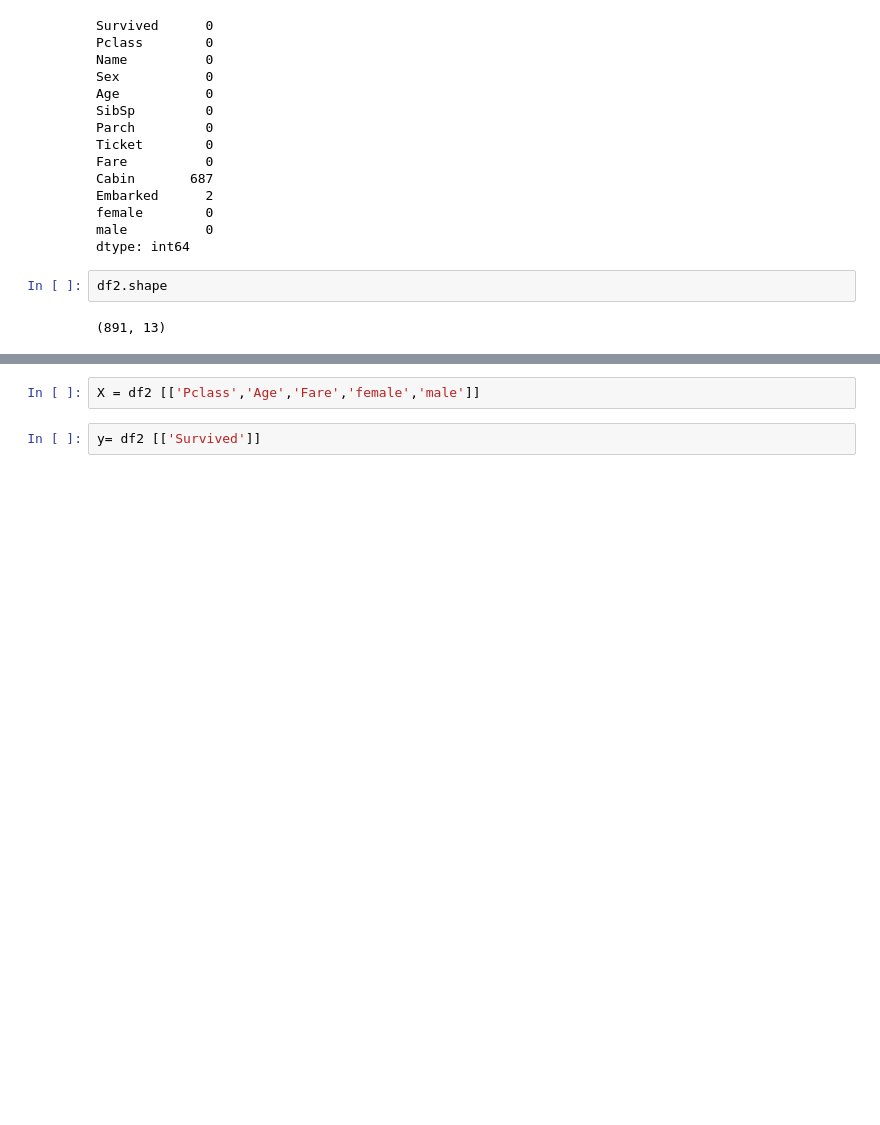
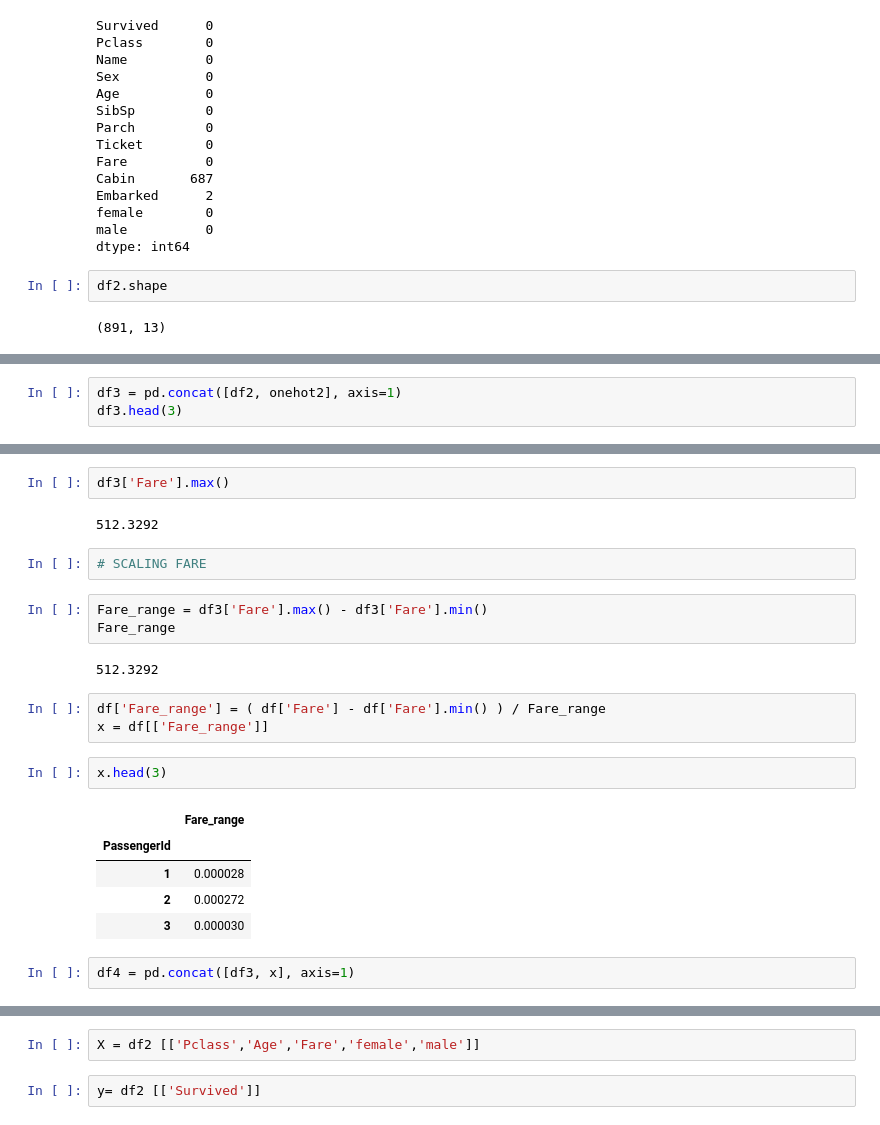
Before and after one commit to Basmatz/Spiced-bootcamp, a Jupyter notebook: Week2/Model..ipynb, the cells around one changed output, grey strips where cells are left out. Cells and saved outputs as stored; diff of their text form; blank space fills up the shorter version.

```diff
--- a/Week2/Model..ipynb
+++ b/Week2/Model..ipynb
@@ -94,0 +126,3 @@ df2.shape
+# %%
+df3 = pd.concat([df2, onehot2], axis=1)
+df3.head(3)
@@ -94,0 +135,24 @@ df2.shape
+# %%
+df3['Fare'].max()
+# %% [output]
+512.3292
+# %%
+# SCALING FARE
+# %%
+Fare_range = df3['Fare'].max() - df3['Fare'].min()
+Fare_range
+# %% [output]
+512.3292
+# %%
+df['Fare_range'] = ( df['Fare'] - df['Fare'].min() ) / Fare_range
+x = df[['Fare_range']]
+# %%
+x.head(3)
+# %% [output]
+|  | Fare_range |
+| PassengerId |  |
+| 1 | 0.000028 |
+| 2 | 0.000272 |
+| 3 | 0.000030 |
+# %%
+df4 = pd.concat([df3, x], axis=1)
```
Also changed, not shown: parts of 68 cells of this notebook.
